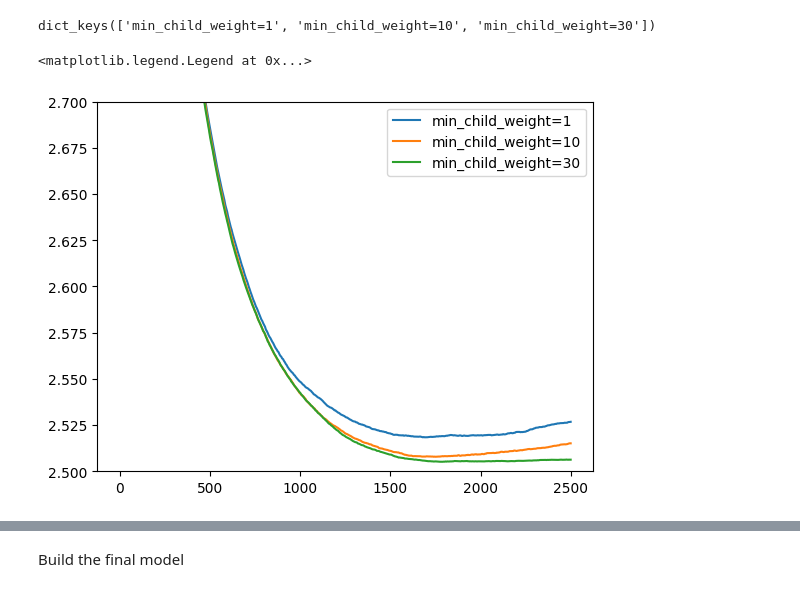
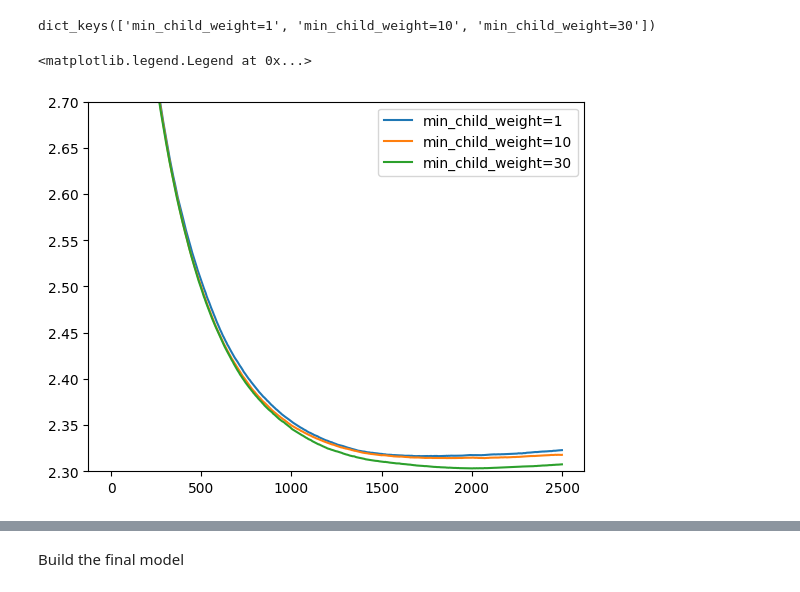
Before and after one commit to alexispdDev/student-performance-prediction, a Jupyter notebook: src/student_performance_prediction/main.ipynb, the cells around one changed output, grey strips where cells are left out. Drawn from its saved outputs; the diff is of its cells as text; code cells hidden in the pictures.

```diff
--- a/src/student_performance_prediction/main.ipynb
+++ b/src/student_performance_prediction/main.ipynb
@@ -610,0 +612,8 @@ eta = 0.01
+# %%
+df_scores = pd.DataFrame()
+for key in scores.keys():
+    df_tmp = scores[key]
+    df_tmp['eta'] = key.split('=')[1]
+    df_scores = pd.concat([df_scores, df_tmp])
+
+df_scores.sort_values(by='val_score').head(10)
@@ -667,0 +690,8 @@ max_depth = 3 # after num_boost_round 1500. Overfitting after 2000?
+# %%
+df_scores = pd.DataFrame()
+for key in scores.keys():
+    df_tmp = scores[key]
+    df_tmp['max_depth'] = key.split('=')[1]
+    df_scores = pd.concat([df_scores, df_tmp])
+
+df_scores.sort_values(by='val_score').head(10)
@@ -701,11 +745,11 @@ dict_keys(['min_child_weight=1', 'min_child_weight=10', 'min_child_weight=30'])
 # %%
 min_child_weights = [x for x in scores.keys() if x not in []]
 for min_child_weight in min_child_weights:
     df_scores = scores[min_child_weight]
     plt.plot(df_scores['num_iter'], df_scores['val_score'], label=min_child_weight)
-plt.ylim(2.5, 2.7)
+plt.ylim(2.3, 2.7)
 
 plt.legend()
 # %% [output]
 <matplotlib.legend.Legend at 0x...>
-[figure, old version]
+[figure, new version]
```
Also changed, not shown: parts of 58 cells of this notebook.
